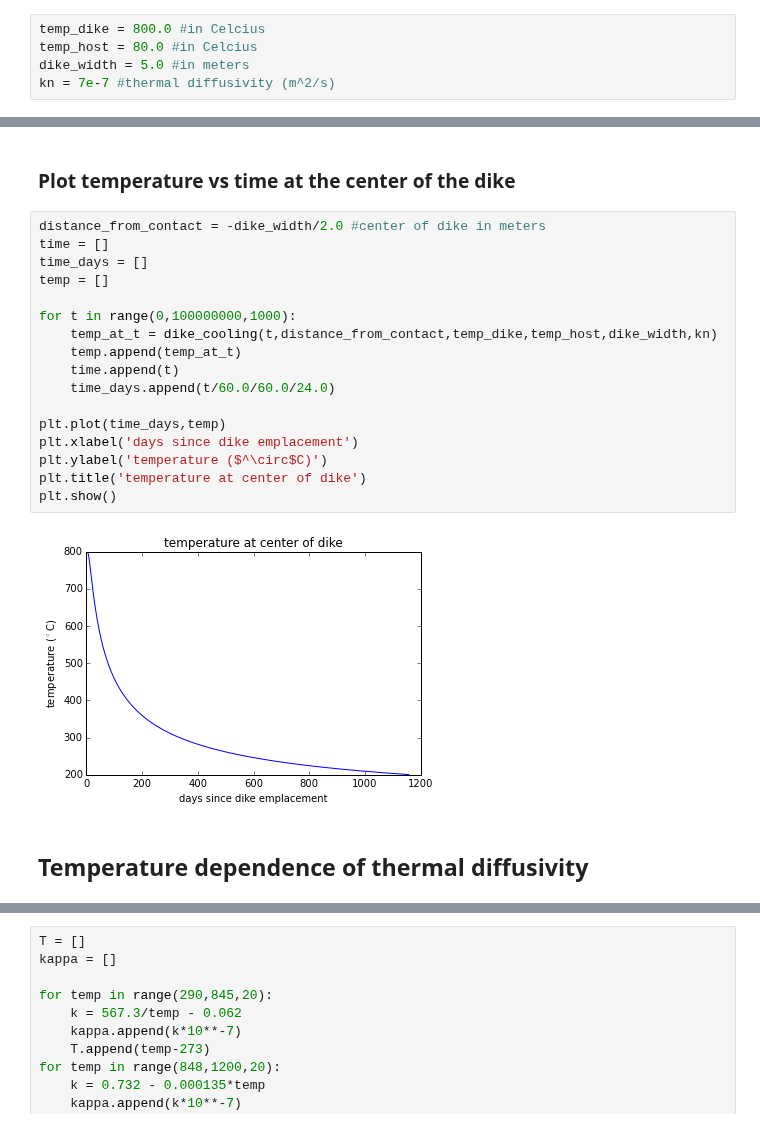
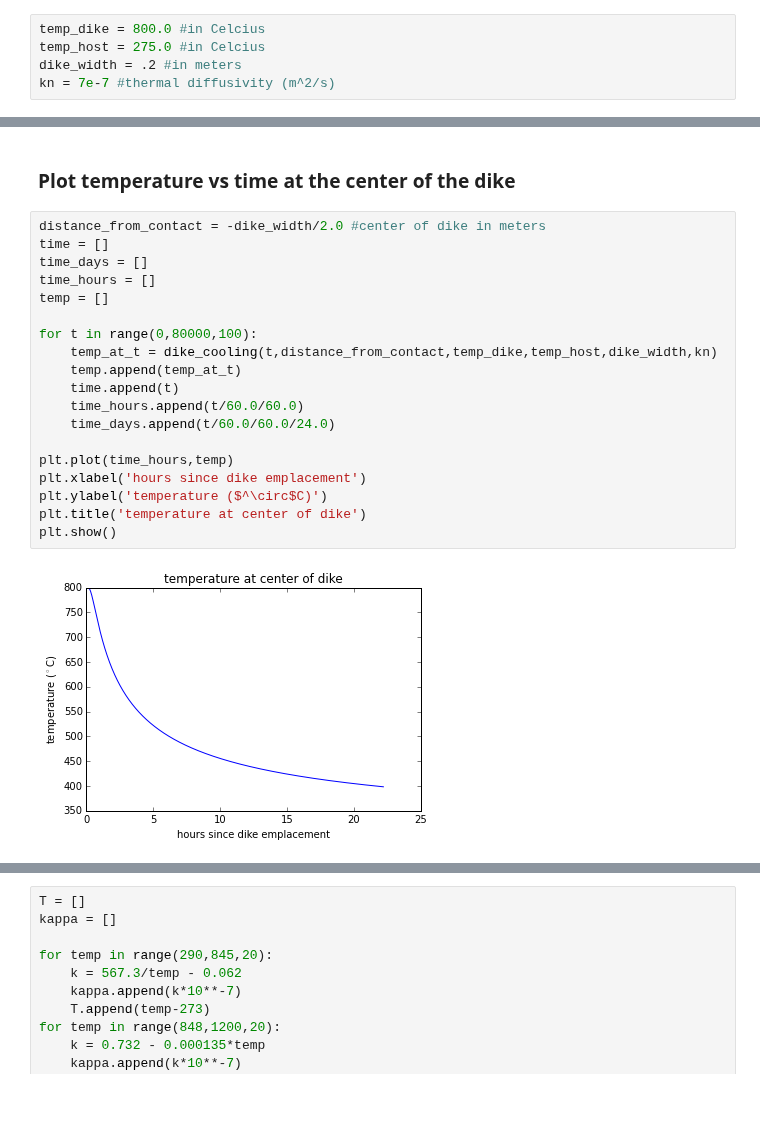
Before and after one commit to Swanson-Hysell/Earth_science_notebooks, a Jupyter notebook: cooling_of_a_dike.ipynb, the cells around one changed output, grey strips where cells are left out. Drawn from its saved outputs; the diff is of its cells as text; blank space fills up the shorter version.

```diff
--- a/cooling_of_a_dike.ipynb
+++ b/cooling_of_a_dike.ipynb
@@ -66,8 +66,8 @@ def dike_cooling(t,distance_from_contact,temp_dike,temp_host,dike_width,kn):
 ### Input parameters
 # %%
 temp_dike = 800.0 #in Celcius
-temp_host = 80.0 #in Celcius
-dike_width = 5.0 #in meters
+temp_host = 275.0 #in Celcius
+dike_width = .2 #in meters
 kn = 7e-7 #thermal diffusivity (m^2/s)
 # %% [markdown]
 ### Plot temperature vs distance at a number of times
@@ -97,21 +97,21 @@ plt.show()
 # %%
 distance_from_contact = -dike_width/2.0 #center of dike in meters
 time = []
 time_days = []
+time_hours = []
 temp = []
 
-for t in range(0,100000000,1000):
+for t in range(0,80000,100):
     temp_at_t = dike_cooling(t,distance_from_contact,temp_dike,temp_host,dike_width,kn)
     temp.append(temp_at_t)
     time.append(t)
+    time_hours.append(t/60.0/60.0)
     time_days.append(t/60.0/60.0/24.0)
 
-plt.plot(time_days,temp)
-plt.xlabel('days since dike emplacement')
+plt.plot(time_hours,temp)
+plt.xlabel('hours since dike emplacement')
 plt.ylabel('temperature ($^\circ$C)')
 plt.title('temperature at center of dike')
 plt.show()
 # %% [output]
-[figure, old version]
+[figure, new version]
-# %% [markdown]
-## Temperature dependence of thermal diffusivity
```
Also changed, not shown: parts of 12 cells of this notebook, 2 other files.
